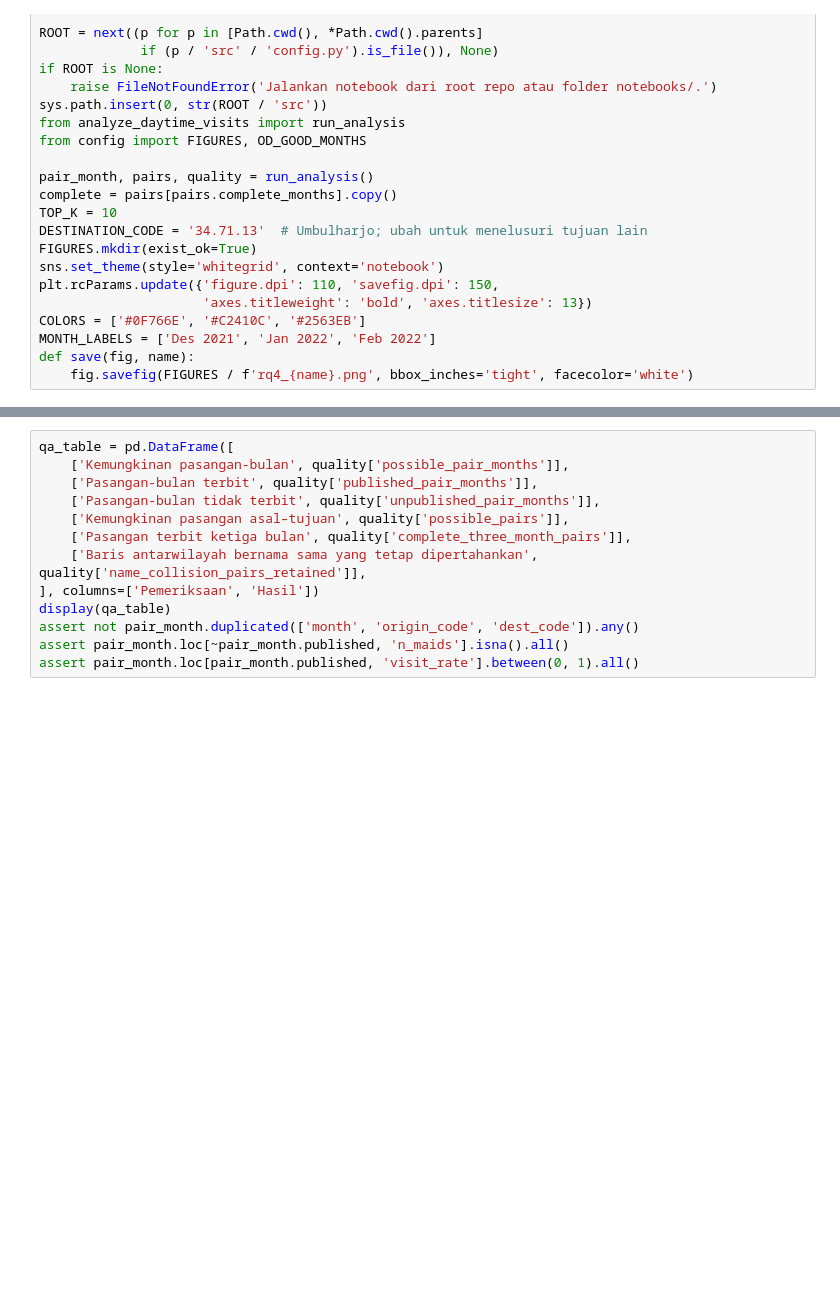
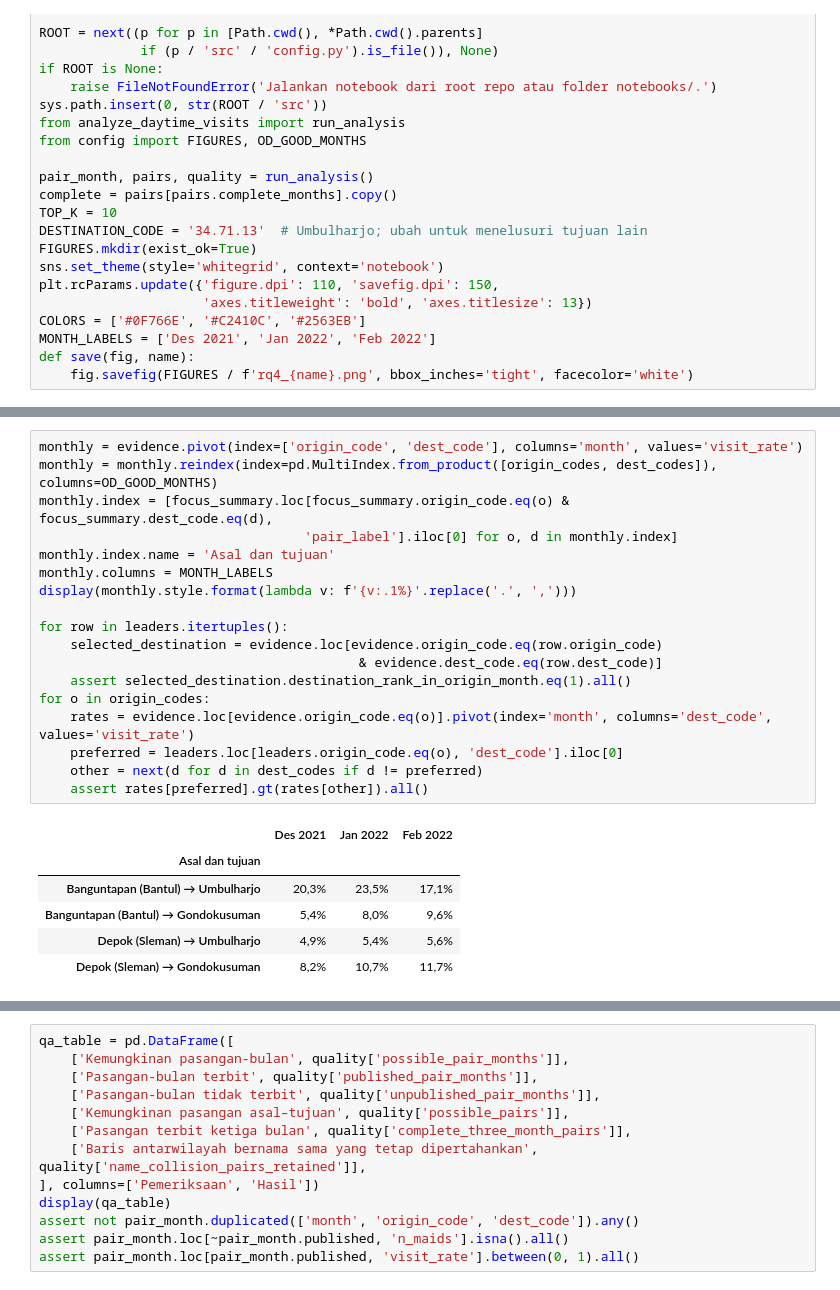
Before and after one commit to FachryAlfareeza/JogjaHumanMobility, a Jupyter notebook: notebooks/07_daytime_visit_pairs.ipynb, the cells around one changed output, grey strips where cells are left out. Cells and saved outputs as stored; diff of their text form; blank space fills up the shorter version.

```diff
--- a/notebooks/07_daytime_visit_pairs.ipynb
+++ b/notebooks/07_daytime_visit_pairs.ipynb
@@ -89,0 +199,25 @@ Cakupan di bawah memakai seluruh 64 × 14 × 3 kemungkinan pasangan-bulan. Baris
+# %%
+monthly = evidence.pivot(index=['origin_code', 'dest_code'], columns='month', values='visit_rate')
+monthly = monthly.reindex(index=pd.MultiIndex.from_product([origin_codes, dest_codes]), columns=OD_GOOD_MONTHS)
+monthly.index = [focus_summary.loc[focus_summary.origin_code.eq(o) & focus_summary.dest_code.eq(d),
+                                  'pair_label'].iloc[0] for o, d in monthly.index]
+monthly.index.name = 'Asal dan tujuan'
+monthly.columns = MONTH_LABELS
+display(monthly.style.format(lambda v: f'{v:.1%}'.replace('.', ',')))
+
+for row in leaders.itertuples():
+    selected_destination = evidence.loc[evidence.origin_code.eq(row.origin_code)
+                                         & evidence.dest_code.eq(row.dest_code)]
+    assert selected_destination.destination_rank_in_origin_month.eq(1).all()
+for o in origin_codes:
+    rates = evidence.loc[evidence.origin_code.eq(o)].pivot(index='month', columns='dest_code', values='visit_rate')
+    preferred = leaders.loc[leaders.origin_code.eq(o), 'dest_code'].iloc[0]
+    other = next(d for d in dest_codes if d != preferred)
+    assert rates[preferred].gt(rates[other]).all()
+# %% [output]
+|  | Des 2021 | Jan 2022 | Feb 2022 |
+| Asal dan tujuan |  |  |  |
+| Banguntapan (Bantul) → Umbulharjo | 20,3% | 23,5% | 17,1% |
+| Banguntapan (Bantul) → Gondokusuman | 5,4% | 8,0% | 9,6% |
+| Depok (Sleman) → Umbulharjo | 4,9% | 5,4% | 5,6% |
+| Depok (Sleman) → Gondokusuman | 8,2% | 10,7% | 11,7% |
```
Also changed, not shown: parts of 19 cells of this notebook, 5 other files.
